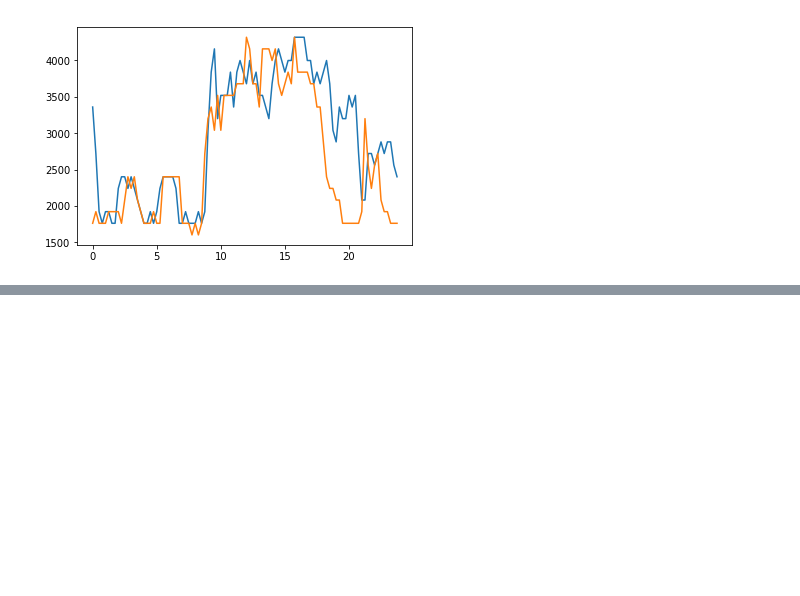
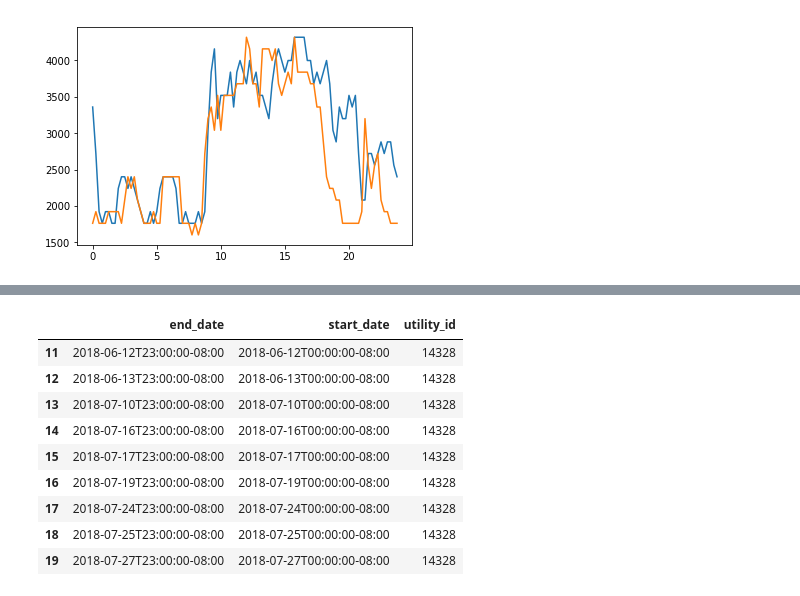
Before and after one commit to jleyden/building-analysis, a Jupyter notebook: src/plot_example.ipynb, the cells around one changed output, grey strips where cells are left out. Cells and saved outputs as stored; diff of their text form; code cells hidden in the pictures; blank space fills up the shorter version.

```diff
--- a/src/plot_example.ipynb
+++ b/src/plot_example.ipynb
@@ -213,0 +275,3 @@ pd.read_csv('')
+# %%
+meter_id = get_greenbutton_id(site, "2018-01-01T10:00:00-07:00", "2018-08-12T10:00:00-07:00")[0]
+meter_id
@@ -213,0 +280,3 @@ pd.read_csv('')
+# %%
+tariff = tarrifs.loc[meter_id]
+tariff
@@ -213,0 +292,14 @@ pd.read_csv('')
+# %%
+utility_events = events[events['utility_id'] == tariff.utility_id]
+utility_events
+# %% [output]
+|  | end_date | start_date | utility_id |
+| 11 | 2018-06-12T23:00:00-08:00 | 2018-06-12T00:00:00-08:00 | 14328 |
+| 12 | 2018-06-13T23:00:00-08:00 | 2018-06-13T00:00:00-08:00 | 14328 |
+| 13 | 2018-07-10T23:00:00-08:00 | 2018-07-10T00:00:00-08:00 | 14328 |
+| 14 | 2018-07-16T23:00:00-08:00 | 2018-07-16T00:00:00-08:00 | 14328 |
+| 15 | 2018-07-17T23:00:00-08:00 | 2018-07-17T00:00:00-08:00 | 14328 |
+| 16 | 2018-07-19T23:00:00-08:00 | 2018-07-19T00:00:00-08:00 | 14328 |
+| 17 | 2018-07-24T23:00:00-08:00 | 2018-07-24T00:00:00-08:00 | 14328 |
+| 18 | 2018-07-25T23:00:00-08:00 | 2018-07-25T00:00:00-08:00 | 14328 |
+| 19 | 2018-07-27T23:00:00-08:00 | 2018-07-27T00:00:00-08:00 | 14328 |
```
Also changed, not shown: parts of 27 cells of this notebook, 17 other files.
